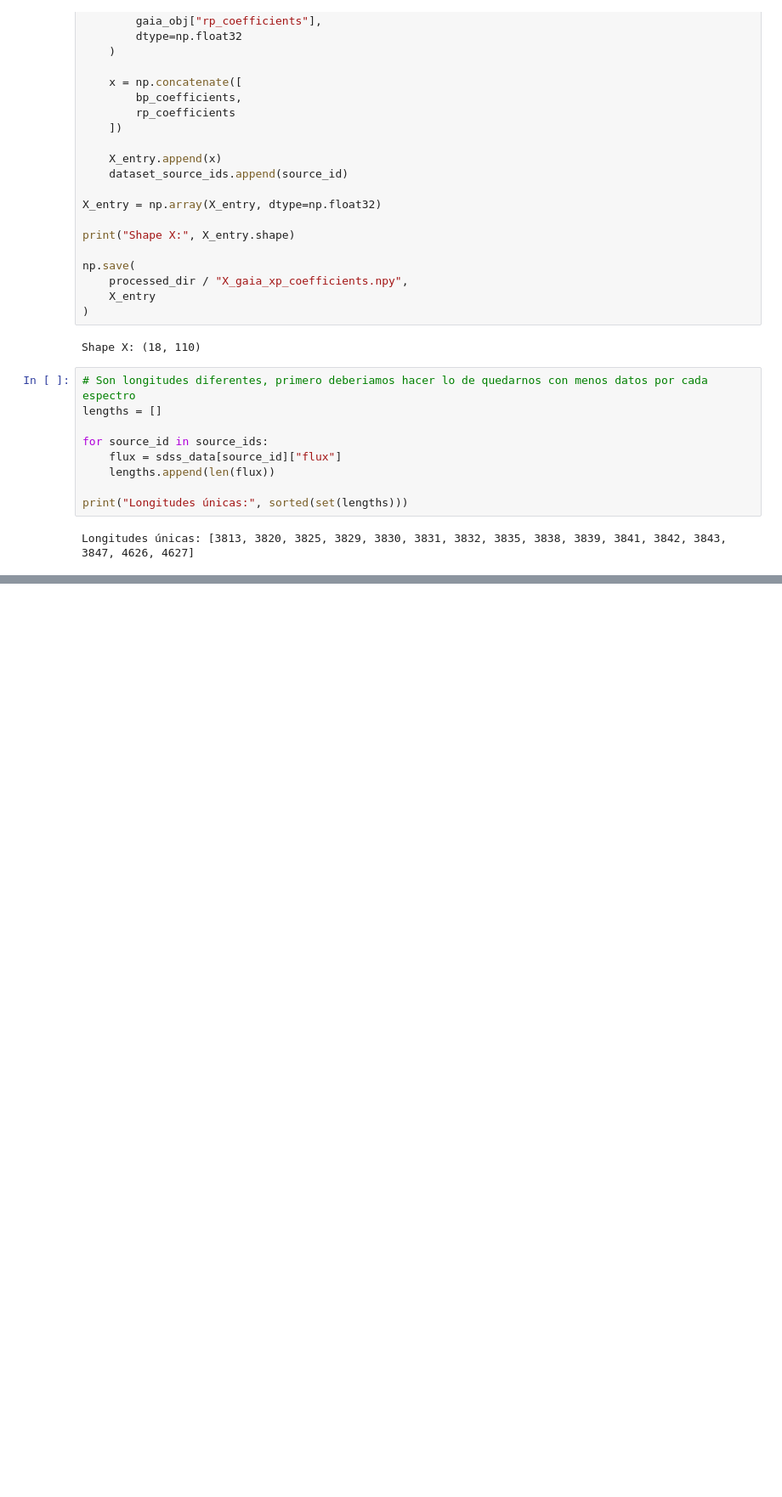
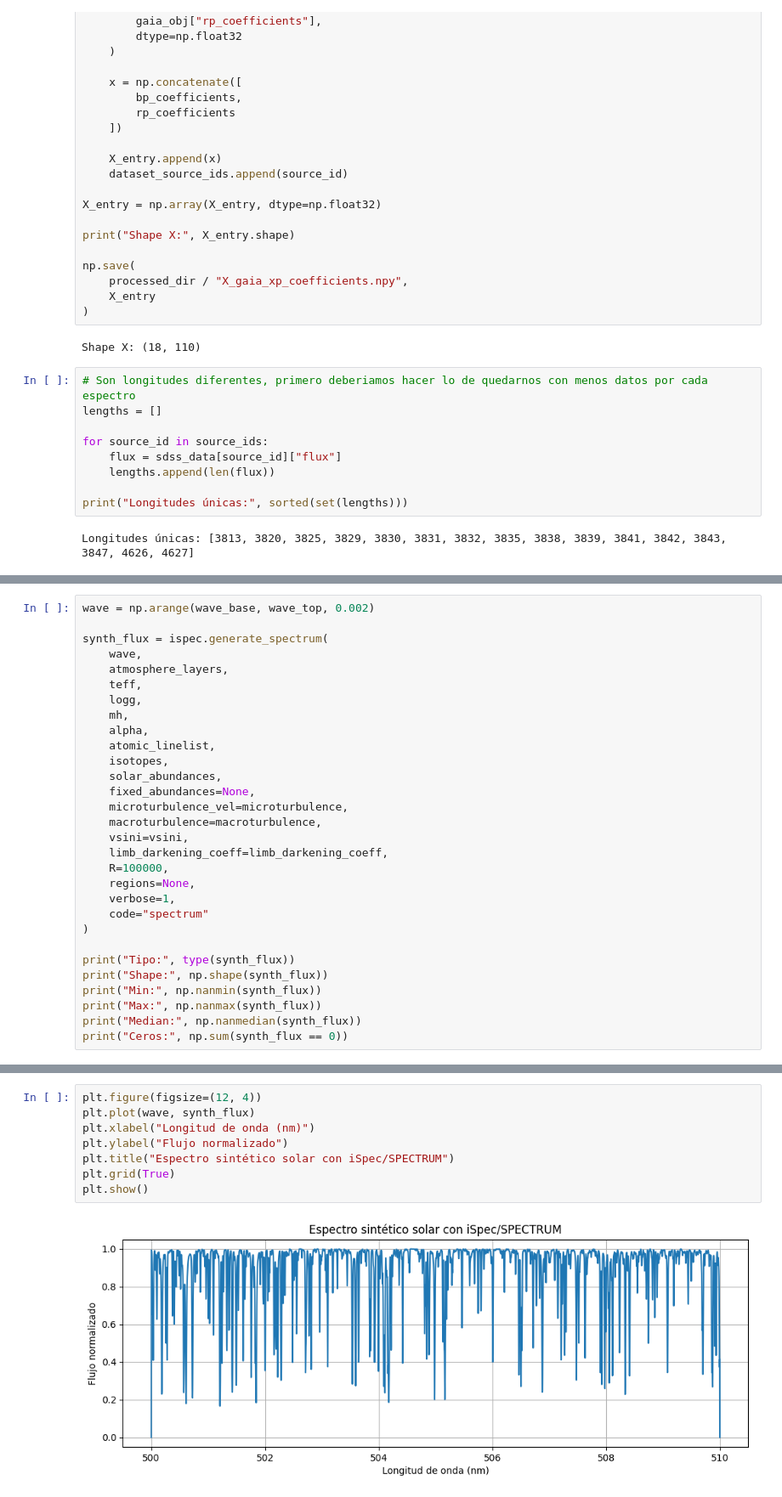
Before and after one commit to javier-cacho-master-ai/trabajo-fin-master, a Jupyter notebook: solution/main.ipynb, the cells around one changed output, grey strips where cells are left out. Shown at 85% size. Saved outputs shown, nothing was run; the diff lists cells and outputs as text; blank space fills up the shorter version.

Commit message:
ispect works with one random sample

```diff
--- a/solution/main.ipynb
+++ b/solution/main.ipynb
@@ -777,0 +774,30 @@ Existe input: False
+# %%
+wave = np.arange(wave_base, wave_top, 0.002)
+
+synth_flux = ispec.generate_spectrum(
+    wave,
+    atmosphere_layers,
+    teff,
+    logg,
+    mh,
+    alpha,
+    atomic_linelist,
+    isotopes,
+    solar_abundances,
+    fixed_abundances=None,
+    microturbulence_vel=microturbulence,
+    macroturbulence=macroturbulence,
+    vsini=vsini,
+    limb_darkening_coeff=limb_darkening_coeff,
+    R=100000,
+    regions=None,
+    verbose=1,
+    code="spectrum"
+)
+
+print("Tipo:", type(synth_flux))
+print("Shape:", np.shape(synth_flux))
+print("Min:", np.nanmin(synth_flux))
+print("Max:", np.nanmax(synth_flux))
+print("Median:", np.nanmedian(synth_flux))
+print("Ceros:", np.sum(synth_flux == 0))
@@ -777,0 +823,10 @@ Existe input: False
+# %%
+plt.figure(figsize=(12, 4))
+plt.plot(wave, synth_flux)
+plt.xlabel("Longitud de onda (nm)")
+plt.ylabel("Flujo normalizado")
+plt.title("Espectro sintético solar con iSpec/SPECTRUM")
+plt.grid(True)
+plt.show()
+# %% [output]
+[figure, added]
```
Also changed, not shown: parts of 9 cells of this notebook.
